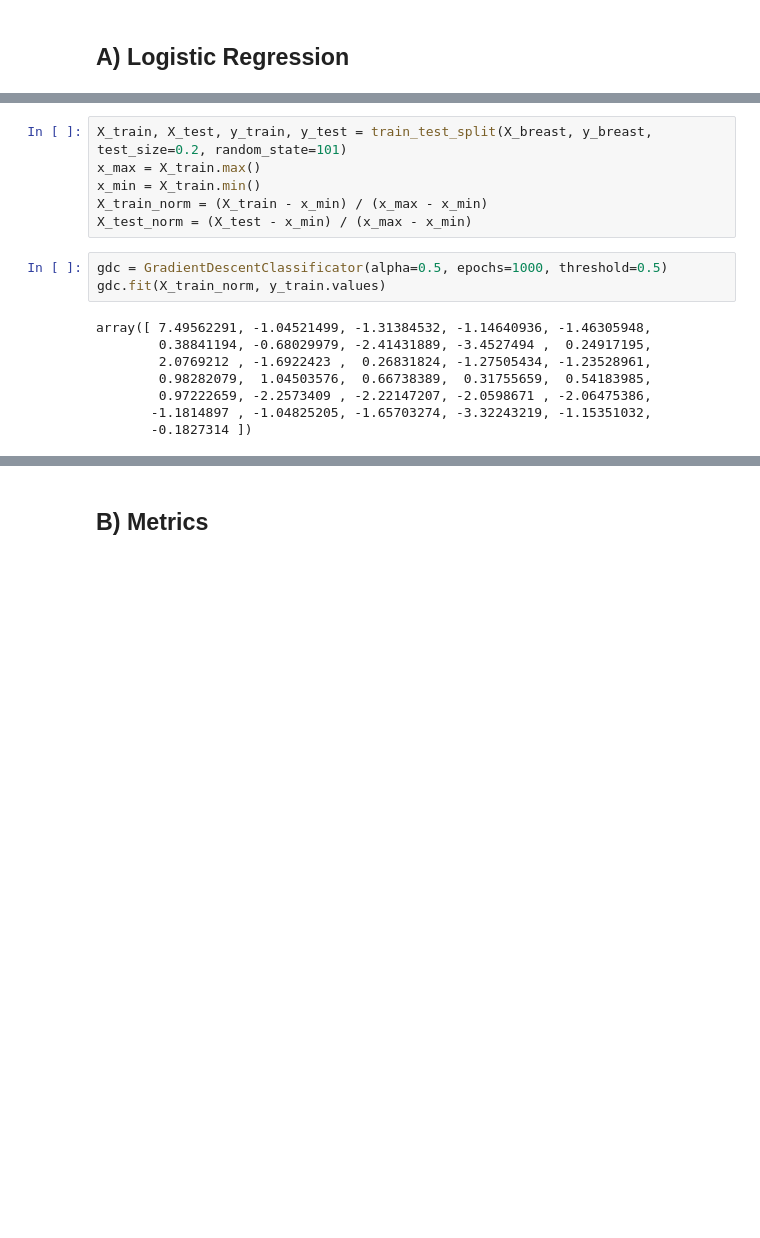
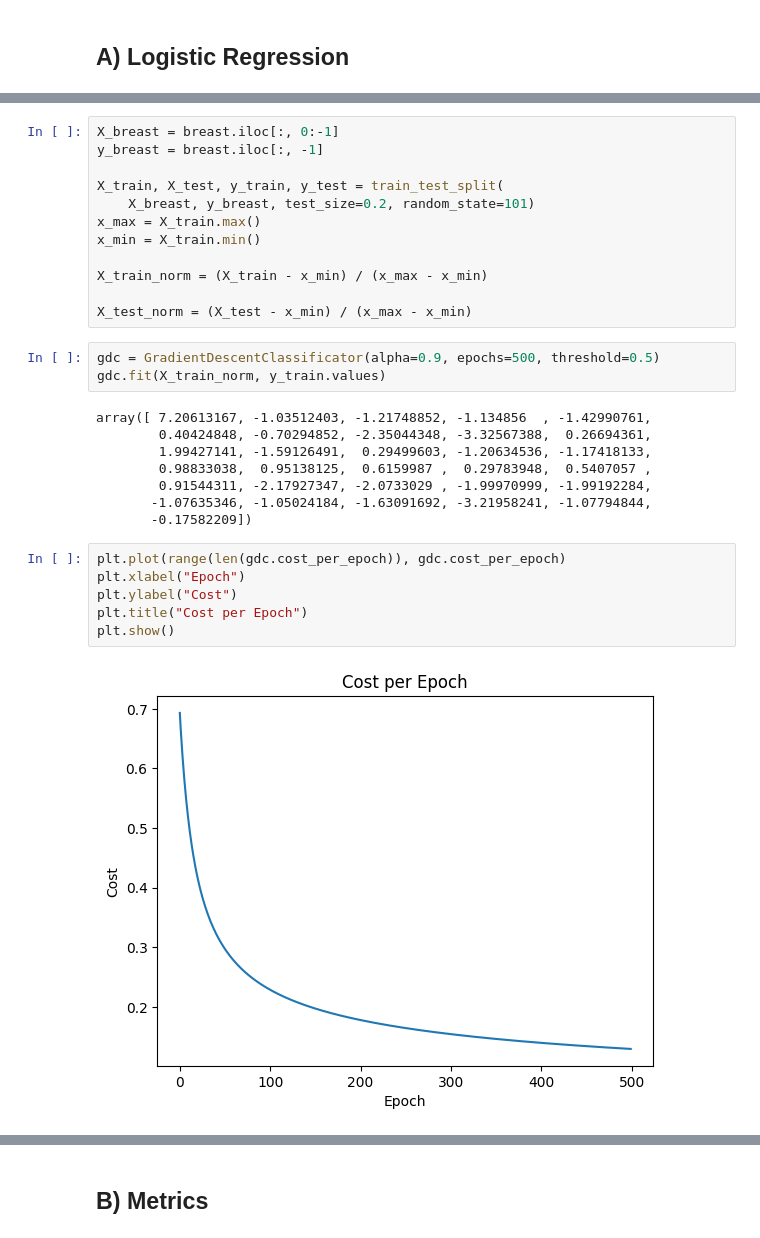
Before and after one commit to viniciuspxc/Reconhecimento_de_Padroes, a Jupyter notebook: Listas/Lista 3/Lista 03.ipynb, the cells around one changed output, grey strips where cells are left out. Drawn from its saved outputs; the diff is of its cells as text; blank space fills up the shorter version.

```diff
--- a/Listas/Lista 3/Lista 03.ipynb
+++ b/Listas/Lista 3/Lista 03.ipynb
@@ -156,19 +187,33 @@ y_breast = breast.iloc[:, -1]
 # %%
-X_train, X_test, y_train, y_test = train_test_split(X_breast, y_breast, test_size=0.2, random_state=101)
+X_breast = breast.iloc[:, 0:-1]
+y_breast = breast.iloc[:, -1]
+
+X_train, X_test, y_train, y_test = train_test_split(
+    X_breast, y_breast, test_size=0.2, random_state=101)
 x_max = X_train.max()
 x_min = X_train.min()
+
 X_train_norm = (X_train - x_min) / (x_max - x_min)
+
 X_test_norm = (X_test - x_min) / (x_max - x_min)
 # %%
-gdc = GradientDescentClassificator(alpha=0.5, epochs=1000, threshold=0.5)
+gdc = GradientDescentClassificator(alpha=0.9, epochs=500, threshold=0.5)
 gdc.fit(X_train_norm, y_train.values)
 # %% [output]
-array([ 7.49562291, -1.04521499, -1.31384532, -1.14640936, -1.46305948,
-        0.38841194, -0.68029979, -2.41431889, -3.4527494 ,  0.24917195,
-        2.0769212 , -1.6922423 ,  0.26831824, -1.27505434, -1.23528961,
-        0.98282079,  1.04503576,  0.66738389,  0.31755659,  0.54183985,
-        0.97222659, -2.2573409 , -2.22147207, -2.0598671 , -2.06475386,
-       -1.1814897 , -1.04825205, -1.65703274, -3.32243219, -1.15351032,
-       -0.1827314 ])
+array([ 7.20613167, -1.03512403, -1.21748852, -1.134856  , -1.42990761,
+        0.40424848, -0.70294852, -2.35044348, -3.32567388,  0.26694361,
+        1.99427141, -1.59126491,  0.29499603, -1.20634536, -1.17418133,
+        0.98833038,  0.95138125,  0.6159987 ,  0.29783948,  0.5407057 ,
+        0.91544311, -2.17927347, -2.0733029 , -1.99970999, -1.99192284,
+       -1.07635346, -1.05024184, -1.63091692, -3.21958241, -1.07794844,
+       -0.17582209])
+# %%
+plt.plot(range(len(gdc.cost_per_epoch)), gdc.cost_per_epoch)
+plt.xlabel("Epoch")
+plt.ylabel("Cost")
+plt.title("Cost per Epoch")
+plt.show()
+# %% [output]
+[figure, added]
 # %%
 y_pred = gdc.predict(X_test_norm)
```
Also changed, not shown: parts of 21 cells of this notebook, 1 other file.
